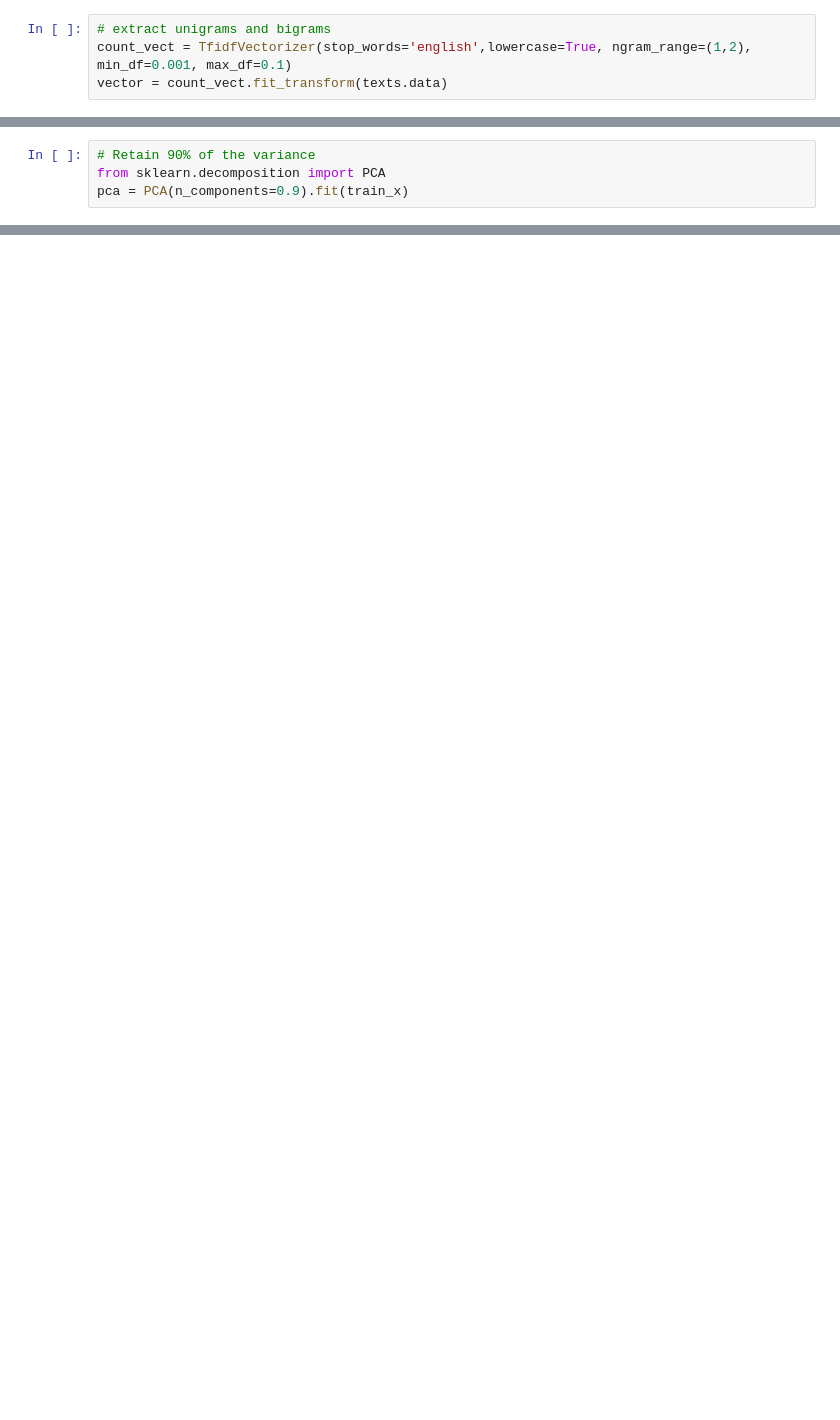
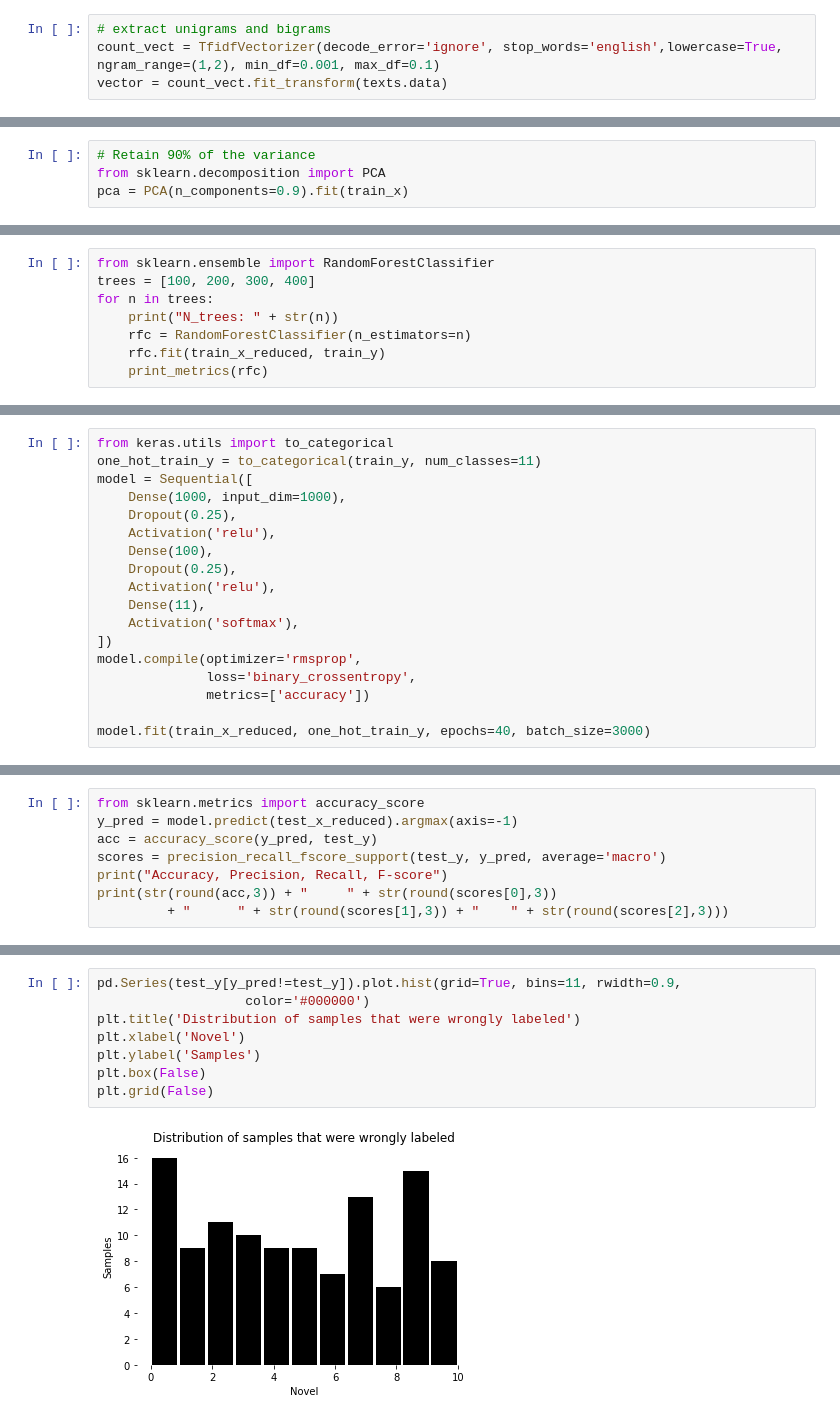
Before and after one commit to ewenw/AuthorML, a Jupyter notebook: Project.ipynb, the cells around one changed output, grey strips where cells are left out. Saved outputs shown, nothing was run; the diff lists cells and outputs as text; blank space fills up the shorter version.

```diff
--- a/Project.ipynb
+++ b/Project.ipynb
@@ -32,5 +38,5 @@ texts.data = data
 texts.target = labels
 # %%
 # extract unigrams and bigrams
-count_vect = TfidfVectorizer(stop_words='english',lowercase=True, ngram_range=(1,2), min_df=0.001, max_df=0.1)
+count_vect = TfidfVectorizer(decode_error='ignore', stop_words='english',lowercase=True, ngram_range=(1,2), min_df=0.001, max_df=0.1)
 vector = count_vect.fit_transform(texts.data)
@@ -101,0 +141,8 @@ rfc.score(test_x_reduced, test_y)
+# %%
+from sklearn.ensemble import RandomForestClassifier
+trees = [100, 200, 300, 400]
+for n in trees:
+    print("N_trees: " + str(n))
+    rfc = RandomForestClassifier(n_estimators=n)
+    rfc.fit(train_x_reduced, train_y)
+    print_metrics(rfc)
@@ -101,0 +191,18 @@ rfc.score(test_x_reduced, test_y)
+# %%
+from keras.utils import to_categorical
+one_hot_train_y = to_categorical(train_y, num_classes=11)
+model = Sequential([
+    Dense(1000, input_dim=1000),
+    Dropout(0.25),
+    Activation('relu'),
+    Dense(100),
+    Dropout(0.25),
+    Activation('relu'),
+    Dense(11),
+    Activation('softmax'),
+])
+model.compile(optimizer='rmsprop',
+              loss='binary_crossentropy',
+              metrics=['accuracy'])
+
+model.fit(train_x_reduced, one_hot_train_y, epochs=40, batch_size=3000)
@@ -101,0 +228,8 @@ rfc.score(test_x_reduced, test_y)
+# %%
+from sklearn.metrics import accuracy_score
+y_pred = model.predict(test_x_reduced).argmax(axis=-1)
+acc = accuracy_score(y_pred, test_y)
+scores = precision_recall_fscore_support(test_y, y_pred, average='macro')
+print("Accuracy, Precision, Recall, F-score")
+print(str(round(acc,3)) + "     " + str(round(scores[0],3))
+         + "      " + str(round(scores[1],3)) + "    " + str(round(scores[2],3)))
@@ -101,0 +320,10 @@ rfc.score(test_x_reduced, test_y)
+# %%
+pd.Series(test_y[y_pred!=test_y]).plot.hist(grid=True, bins=11, rwidth=0.9,
+                   color='#000000')
+plt.title('Distribution of samples that were wrongly labeled')
+plt.xlabel('Novel')
+plt.ylabel('Samples')
+plt.box(False)
+plt.grid(False)
+# %% [output]
+[figure, added]
```
Also changed, not shown: parts of 33 cells of this notebook, 1 other file.
